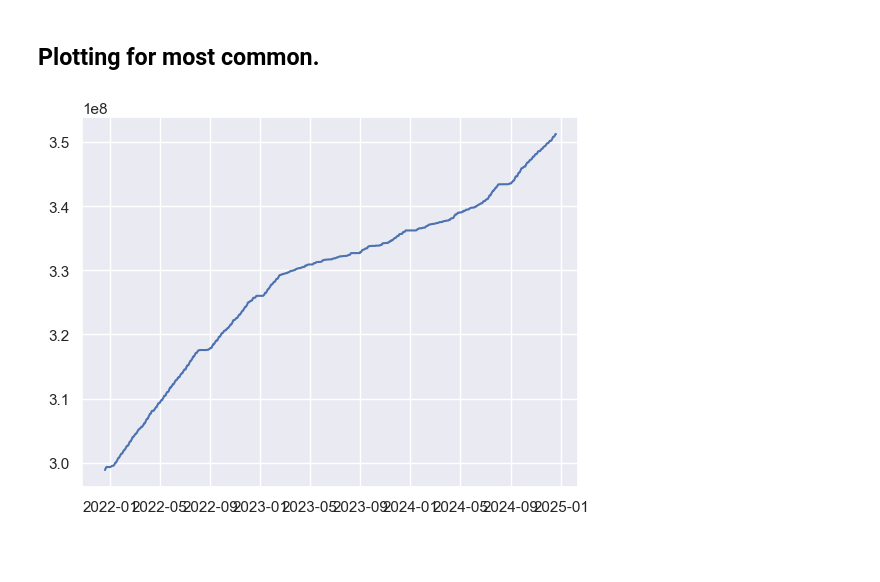
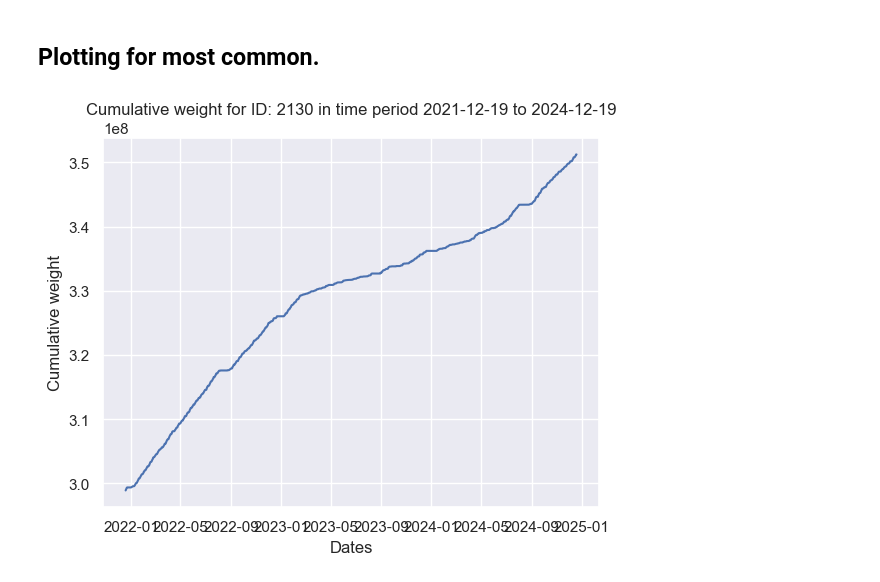
Before and after one commit to akselgs/Modern_ML_85, a Jupyter notebook: A_EDA_data_exploration.ipynb, the cells around one changed output. Cells and saved outputs as stored; diff of their text form; code cells hidden in the pictures; blank space fills up the shorter version.

```diff
--- a/A_EDA_data_exploration.ipynb
+++ b/A_EDA_data_exploration.ipynb
@@ -75,4 +91,19 @@ def plot_id_3years(id):
+# %%
+def plot_id_simple(id, df):
+    #Filter for specific ID
+    df = df[df["rm_id"] == id]
+
+    df["date"] = pd.to_datetime(df["date"])
+    print(df["date"].head())
+    x = df["date"].dt.date
+    y = df["cumulative_weight"]
+
+    sns.set_theme()
+    plt.plot(x,y)
+    plt.title(label=f"Cumulative weight for ID: {id} in time period {x.min()} to {x.max()}")
+    plt.xlabel("Dates")
+    plt.ylabel("Cumulative weight")
 # %%
-plot_id_3years(2130)
+plot_id_simple(2130, last_three_years_df)
 # %% [output]
-[figure, old version]
+[figure, new version]
```
Also changed, not shown: parts of 18 cells of this notebook, 1 other file.
